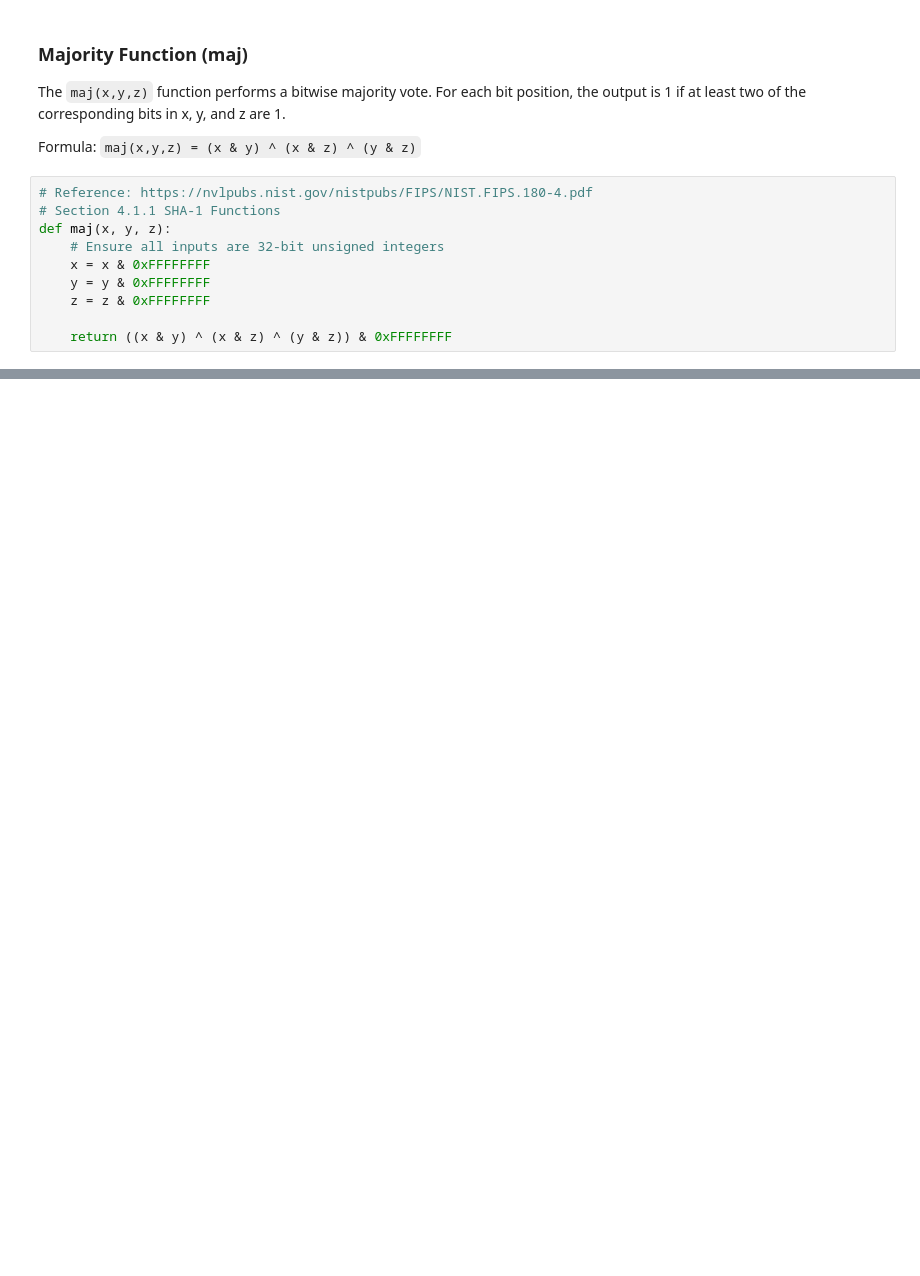
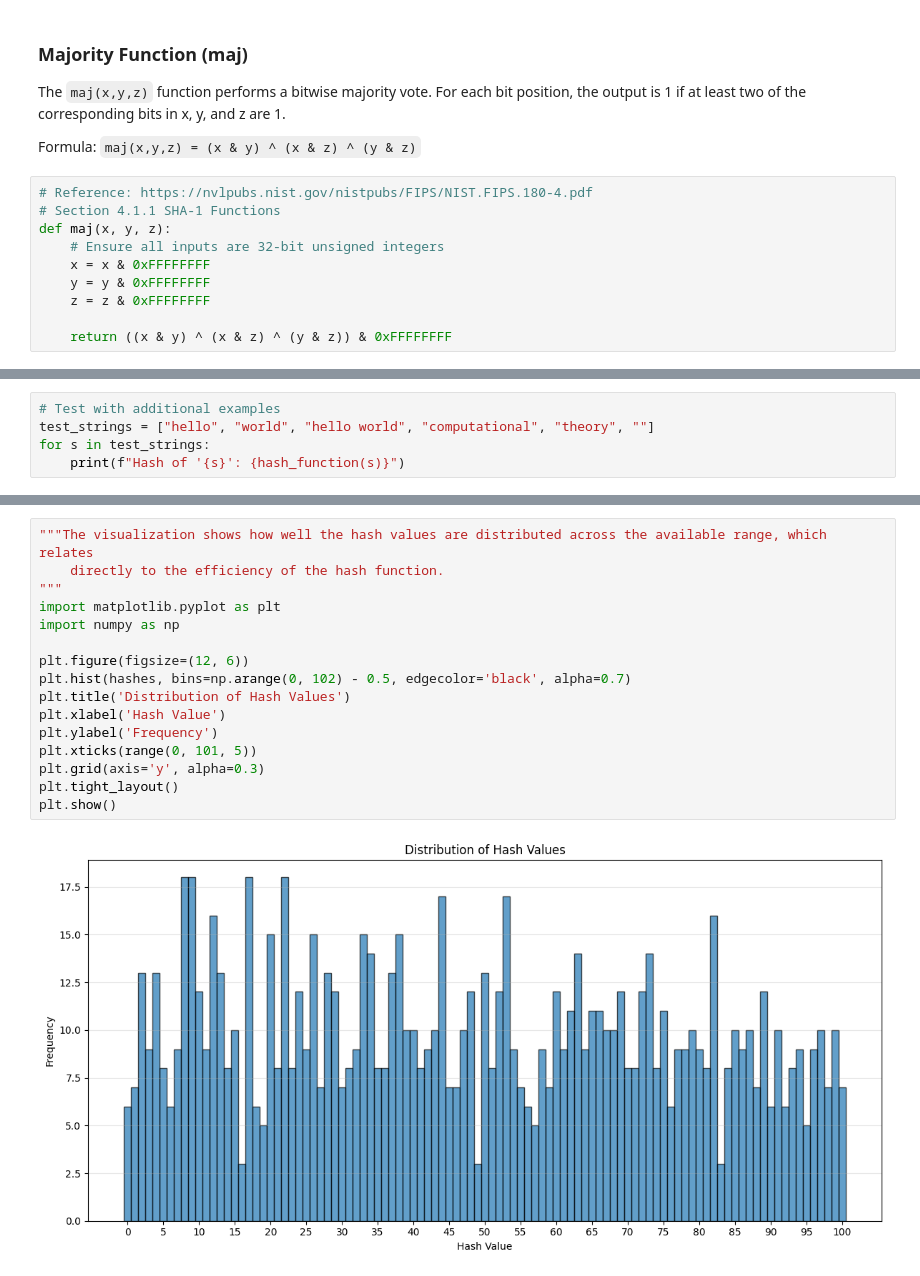
Before and after one commit to SoonMingQian/computational_theory, a Jupyter notebook: taks.ipynb, the cells around one changed output, grey strips where cells are left out. Saved outputs shown, nothing was run; the diff lists cells and outputs as text; blank space fills up the shorter version.

```diff
--- a/taks.ipynb
+++ b/taks.ipynb
@@ -159,0 +190,5 @@ ref: https://www.designgurus.io/answers/detail/why-should-hash-functions-use-a-p
+# %%
+# Test with additional examples
+test_strings = ["hello", "world", "hello world", "computational", "theory", ""]
+for s in test_strings:
+    print(f"Hash of '{s}': {hash_function(s)}")
@@ -159,0 +248,18 @@ ref: https://www.designgurus.io/answers/detail/why-should-hash-functions-use-a-p
+# %%
+"""The visualization shows how well the hash values are distributed across the available range, which relates
+    directly to the efficiency of the hash function.
+"""
+import matplotlib.pyplot as plt
+import numpy as np
+
+plt.figure(figsize=(12, 6))
+plt.hist(hashes, bins=np.arange(0, 102) - 0.5, edgecolor='black', alpha=0.7)
+plt.title('Distribution of Hash Values')
+plt.xlabel('Hash Value')
+plt.ylabel('Frequency')
+plt.xticks(range(0, 101, 5))
+plt.grid(axis='y', alpha=0.3)
+plt.tight_layout()
+plt.show()
+# %% [output]
+[figure, added]
```
Also changed, not shown: parts of 15 cells of this notebook, 1 other file.
